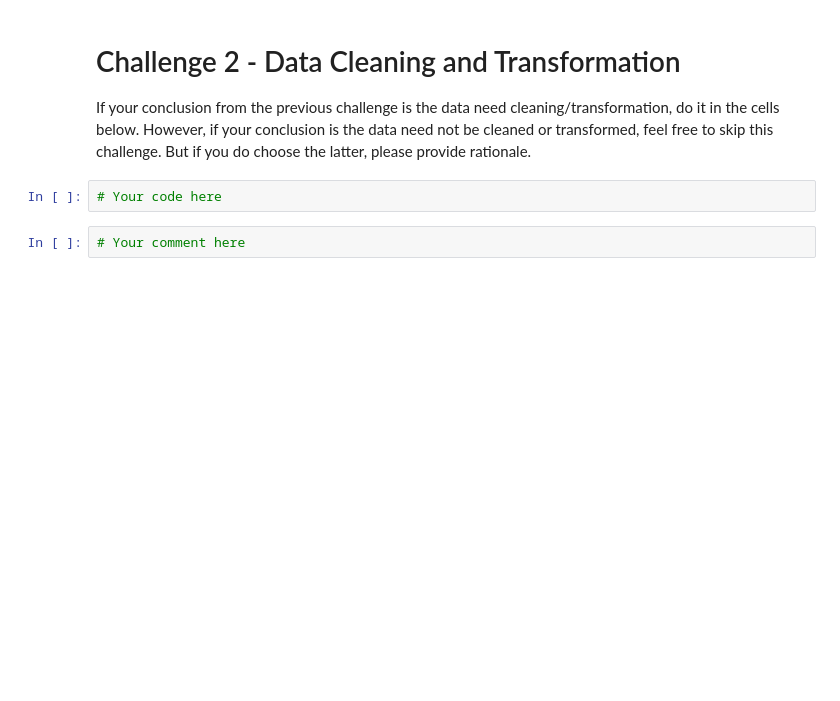
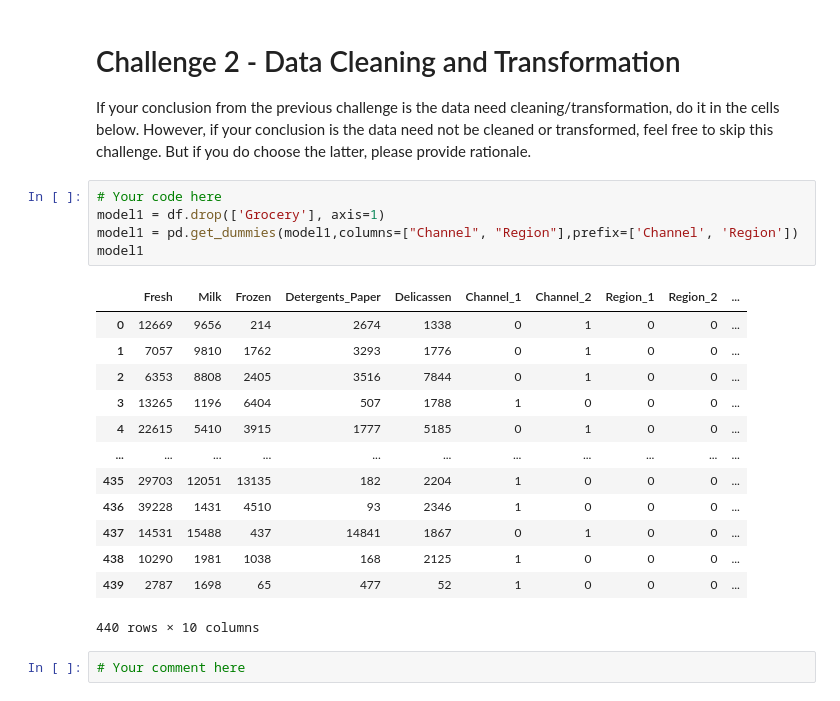
Before and after one commit to juanema74/dataptmad0420, a Jupyter notebook: module-3/unsupervised-learning/your-code/main.ipynb, the cells around one changed output. Drawn from its saved outputs; the diff is of its cells as text; blank space fills up the shorter version.

```diff
--- a/module-3/unsupervised-learning/your-code/main.ipynb
+++ b/module-3/unsupervised-learning/your-code/main.ipynb
@@ -112,8 +139,25 @@ for column in ['Fresh', 'Milk', 'Grocery', 'Frozen','Detergents_Paper', 'Delicas
 # Challenge 2 - Data Cleaning and Transformation
 
 If your conclusion from the previous challenge is the data need cleaning/transformation, do it in the cells below. However, if your conclusion is the data need not be cleaned or transformed, feel free to skip this challenge. But if you do choose the latter, please provide rationale.
-# %%
-# Your code here
+# %%
+# Your code here
+model1 = df.drop(['Grocery'], axis=1)
+model1 = pd.get_dummies(model1,columns=["Channel", "Region"],prefix=['Channel', 'Region'])
+model1
+# %% [output]
+|  | Fresh | Milk | Frozen | Detergents_Paper | Delicassen | Channel_1 | Channel_2 | Region_1 | Region_2 | ... |
+| 0 | 12669 | 9656 | 214 | 2674 | 1338 | 0 | 1 | 0 | 0 | ... |
+| 1 | 7057 | 9810 | 1762 | 3293 | 1776 | 0 | 1 | 0 | 0 | ... |
+| 2 | 6353 | 8808 | 2405 | 3516 | 7844 | 0 | 1 | 0 | 0 | ... |
+| 3 | 13265 | 1196 | 6404 | 507 | 1788 | 1 | 0 | 0 | 0 | ... |
+| 4 | 22615 | 5410 | 3915 | 1777 | 5185 | 0 | 1 | 0 | 0 | ... |
+| ... | ... | ... | ... | ... | ... | ... | ... | ... | ... | ... |
+| 435 | 29703 | 12051 | 13135 | 182 | 2204 | 1 | 0 | 0 | 0 | ... |
+| 436 | 39228 | 1431 | 4510 | 93 | 2346 | 1 | 0 | 0 | 0 | ... |
+| 437 | 14531 | 15488 | 437 | 14841 | 1867 | 0 | 1 | 0 | 0 | ... |
+| 438 | 10290 | 1981 | 1038 | 168 | 2125 | 1 | 0 | 0 | 0 | ... |
+| 439 | 2787 | 1698 | 65 | 477 | 52 | 1 | 0 | 0 | 0 | ... |
+440 rows × 10 columns
 # %%
 # Your comment here
 # %% [markdown]
```
Also changed, not shown: parts of 7 cells of this notebook.
